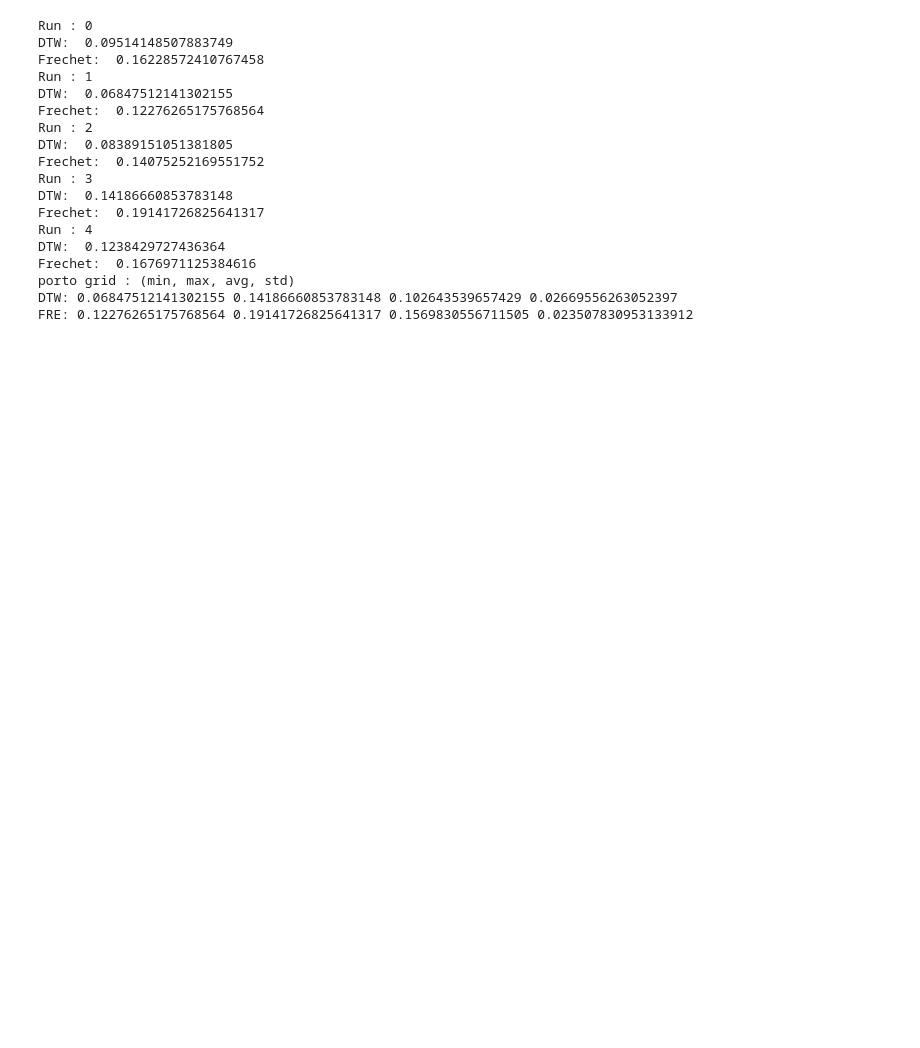
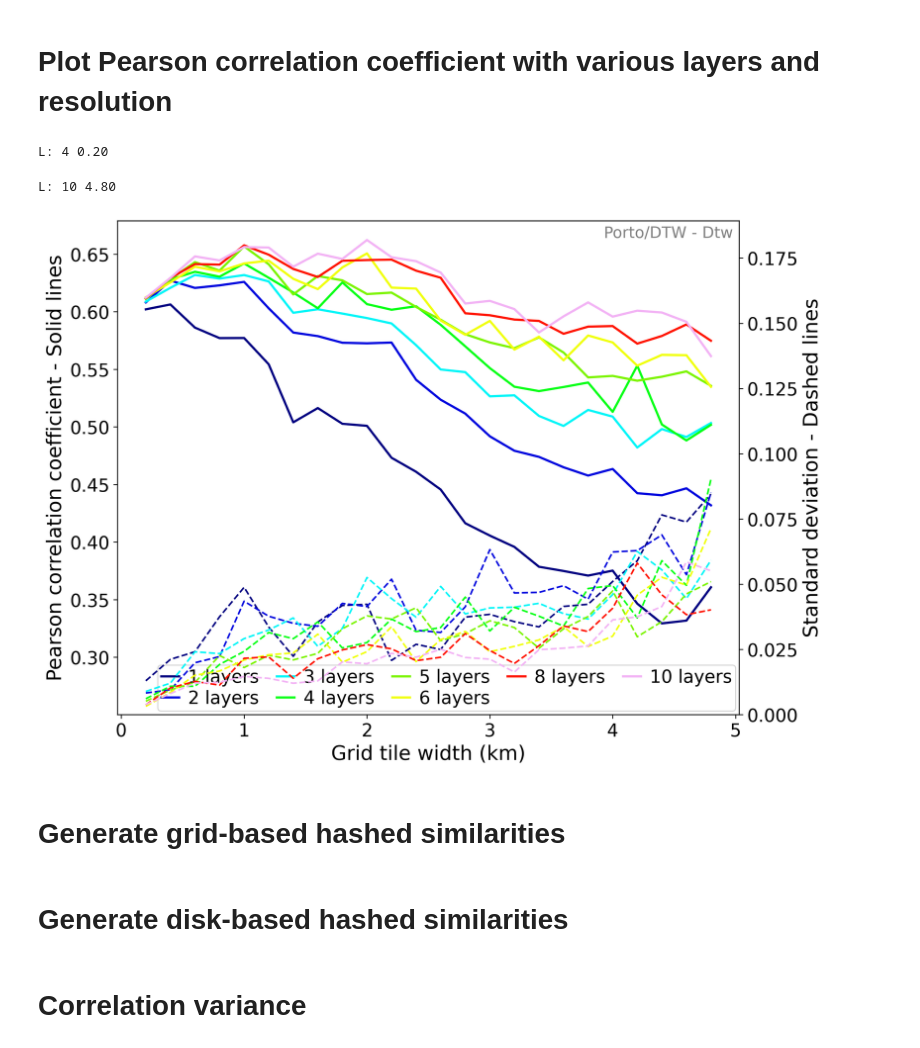
Before and after one commit to eivindmidtbo/masteroppgave, a Jupyter notebook: hashed_similarities/hash_similarities.ipynb, the cells around one changed output. Cells and saved outputs as stored; diff of their text form; code cells hidden in the pictures; blank space fills up the shorter version.

Commit message:
new benchmark for testset frechet porto based on flaagens identical testset and plot wonderful correlation for porto grid based hashing and true sim for frechet and dtw

```diff
--- a/hashed_similarities/hash_similarities.ipynb
+++ b/hashed_similarities/hash_similarities.ipynb
@@ -4,29 +5,35 @@ from grid_similarity import generate_grid_hash_similarity
 
 # from experiments.disk_similarity import generate_disk_hash_similarity
 import os
+# %% [markdown]
+# Plot Pearson correlation coefficient with various layers and resolution
+# %%
+plot_grid_res_layers(
+    "porto", [1, 2, 3, 4], [0.2, 5, 0.2], parallell_jobs=20, reference="frechet"
+)
+# %% [output]
+L: 4 0.20
+# %%
+plot_grid_res_layers(
+    "porto",
+    [1, 2, 3, 4, 5, 6, 8, 10],
+    [0.2, 5, 0.2],
+    parallell_jobs=20,
+    reference="dtw",
+)
+# %% [output]
+L: 10 4.80
+[figure, added]
+# %% [markdown]
+# Generate grid-based hashed similarities
 # %%
 # Grid Porto
 # similarities = generate_grid_hash_similarity("porto", 1.6, 5)
 # output_path = "output/grid/porto/grid_porto.csv"
 # similarities.to_csv(os.path.abspath(output_path))
+# %% [markdown]
+# Generate disk-based hashed similarities
+# %% [markdown]
+# Correlation variance
 # %%
-compute_correlation_similarity("porto", "grid", 5)
+# compute_correlation_similarity("porto", "grid", 5)
-# %% [output]
-Run : 0
-DTW:  0.09514148507883749
-Frechet:  0.16228572410767458
-Run : 1
-DTW:  0.06847512141302155
-Frechet:  0.12276265175768564
-Run : 2
-DTW:  0.08389151051381805
-Frechet:  0.14075252169551752
-Run : 3
-DTW:  0.14186660853783148
-Frechet:  0.19141726825641317
-Run : 4
-DTW:  0.1238429727436364
-Frechet:  0.1676971125384616
-porto grid : (min, max, avg, std)
-DTW: 0.06847512141302155 0.14186660853783148 0.102643539657429 0.02669556263052397
-FRE: 0.12276265175768564 0.19141726825641317 0.1569830556711505 0.023507830953133912
```
Also changed, not shown: parts of 1 cell of this notebook, 3 other files.
